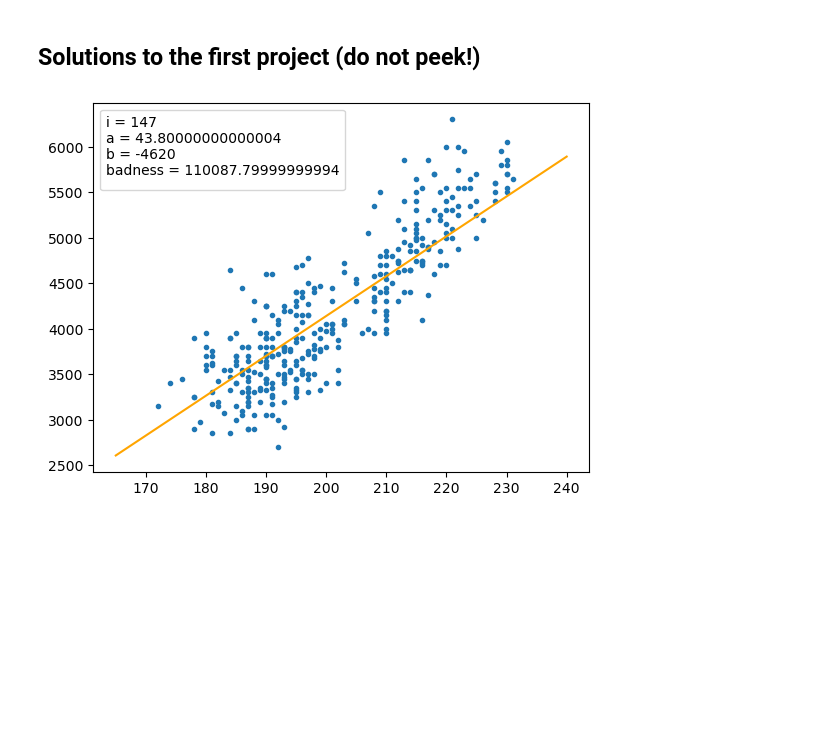
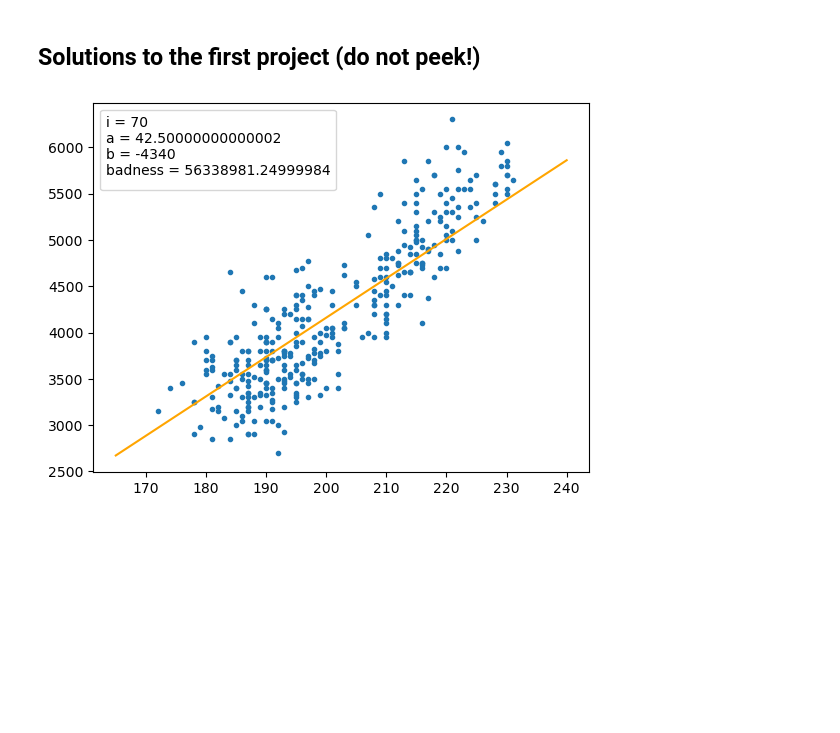
Before and after one commit to jpivarski-talks/2025-07-12-scipy-teen-track, a Jupyter notebook: site/files/05-scikit-learn.ipynb, the cells around one changed output. Drawn from its saved outputs; the diff is of its cells as text; code cells hidden in the pictures.

```diff
--- a/site/files/05-scikit-learn.ipynb
+++ b/site/files/05-scikit-learn.ipynb
@@ -20,7 +20,7 @@ def badness_of_fit(a, b, measurements):
     badness = 0
 
     for measured_length, measured_mass in measurements:
-        badness += abs(body_mass(measured_length, a, b) - measured_mass)
+        badness += (body_mass(measured_length, a, b) - measured_mass)**2
 
     return badness
 # %%
@@ -47,24 +47,24 @@ i = 0   # iteration number
 a = 30
 b = -3000
 # %%
-a, b = better_fit(i, a, b, measurements)
-i += 1
+# a, b = better_fit(i, a, b, measurements)
+# i += 1
 
 fig, ax = plt.subplots()
 
 ax.scatter(measurements[:, 0], measurements[:, 1], marker=".")
 
 x = np.linspace(165, 240, 10)
 y = body_mass(x, a, b)
 ax.plot(x, y, color="orange")
 
 badness = badness_of_fit(a, b, measurements)
 
 ax.legend([], [], title=f"i = {i}\na = {a}\nb = {b}\nbadness = {badness}", loc="upper left")
 
 None
 # %% [output]
-[figure, old version]
+[figure, new version]
 # %% [markdown]
 <br><br><br><br><br><br><br><br><br><br><br><br><br><br><br><br><br><br><br><br><br><br><br><br><br>
 # %% [markdown]
```
Also changed, not shown: parts of 5 cells of this notebook, 4 other files.
